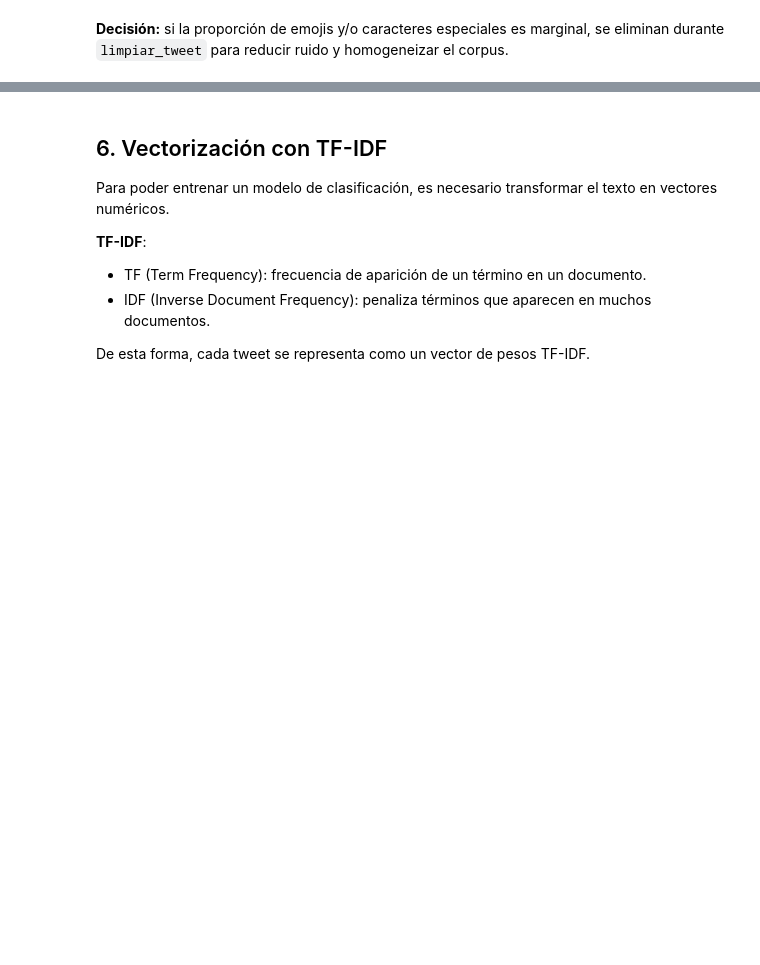
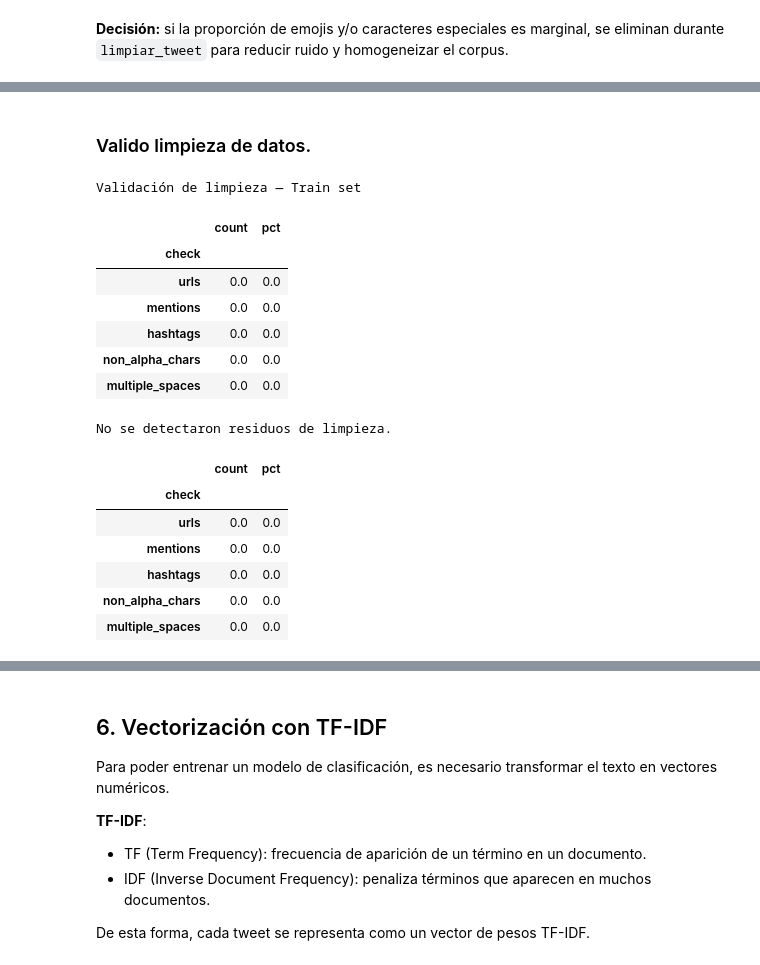
Before and after one commit to germangp088/diplomatura_ia, a Jupyter notebook: practicas/german/Entregable 3/entregable_3.ipynb, the cells around one changed output, grey strips where cells are left out. Cells and saved outputs as stored; diff of their text form; code cells hidden in the pictures; blank space fills up the shorter version.

```diff
--- a/practicas/german/Entregable 3/entregable_3.ipynb
+++ b/practicas/german/Entregable 3/entregable_3.ipynb
@@ -547,0 +652,55 @@ print("train:", X_train_clean.shape, "test:", X_test_clean.shape, "ext:", X_ext_
+# %% [markdown]
+### Valido limpieza de datos.
+# %%
+# patrones que NO deberían existir después de limpiar
+CHECK_PATTERNS = {
+    "urls": re.compile(r'https?://|www\.'),
+    "mentions": re.compile(r'@\w+'),
+    "hashtags": re.compile(r'#\w+'),
+    "non_alpha_chars": re.compile(r"[^a-z\s']"),  # solo letras, espacios y '
+    "multiple_spaces": re.compile(r'\s{2,}')
+}
+
+def validate_clean_text(series: pd.Series, name="dataset"):
+    total = len(series)
+    report = {}
+
+    for label, pattern in CHECK_PATTERNS.items():
+        count = series.apply(lambda x: bool(pattern.search(x))).sum()
+        report[label] = {
+            "count": int(count),
+            "pct": round((count / total) * 100, 4)
+        }
+
+    df_report = pd.DataFrame(report).T
+    df_report.index.name = "check"
+
+    print(f"\nValidación de limpieza — {name}")
+    display(df_report)
+
+    # resumen rápido para markdown
+    if df_report["count"].sum() == 0:
+        print("No se detectaron residuos de limpieza.")
+    else:
+        print("Se detectaron posibles residuos. Revisar checks con count > 0.")
+
+    return df_report
+# %%
+validate_clean_text(X_train_clean, name="Train set")
+# %% [output]
+Validación de limpieza — Train set
+|  | count | pct |
+| check |  |  |
+| urls | 0.0 | 0.0 |
+| mentions | 0.0 | 0.0 |
+| hashtags | 0.0 | 0.0 |
+| non_alpha_chars | 0.0 | 0.0 |
+| multiple_spaces | 0.0 | 0.0 |
+No se detectaron residuos de limpieza.
+|  | count | pct |
+| check |  |  |
+| urls | 0.0 | 0.0 |
+| mentions | 0.0 | 0.0 |
+| hashtags | 0.0 | 0.0 |
+| non_alpha_chars | 0.0 | 0.0 |
+| multiple_spaces | 0.0 | 0.0 |
```
Also changed, not shown: parts of 34 cells of this notebook.
